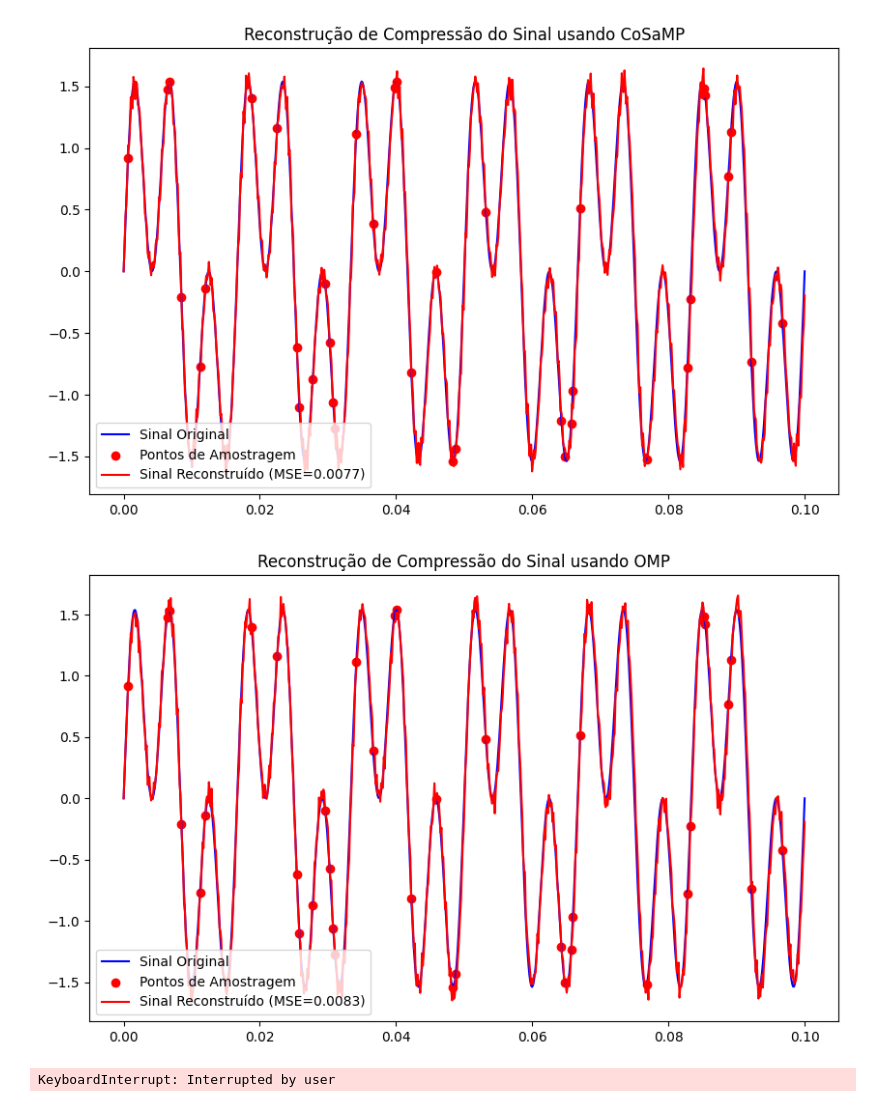
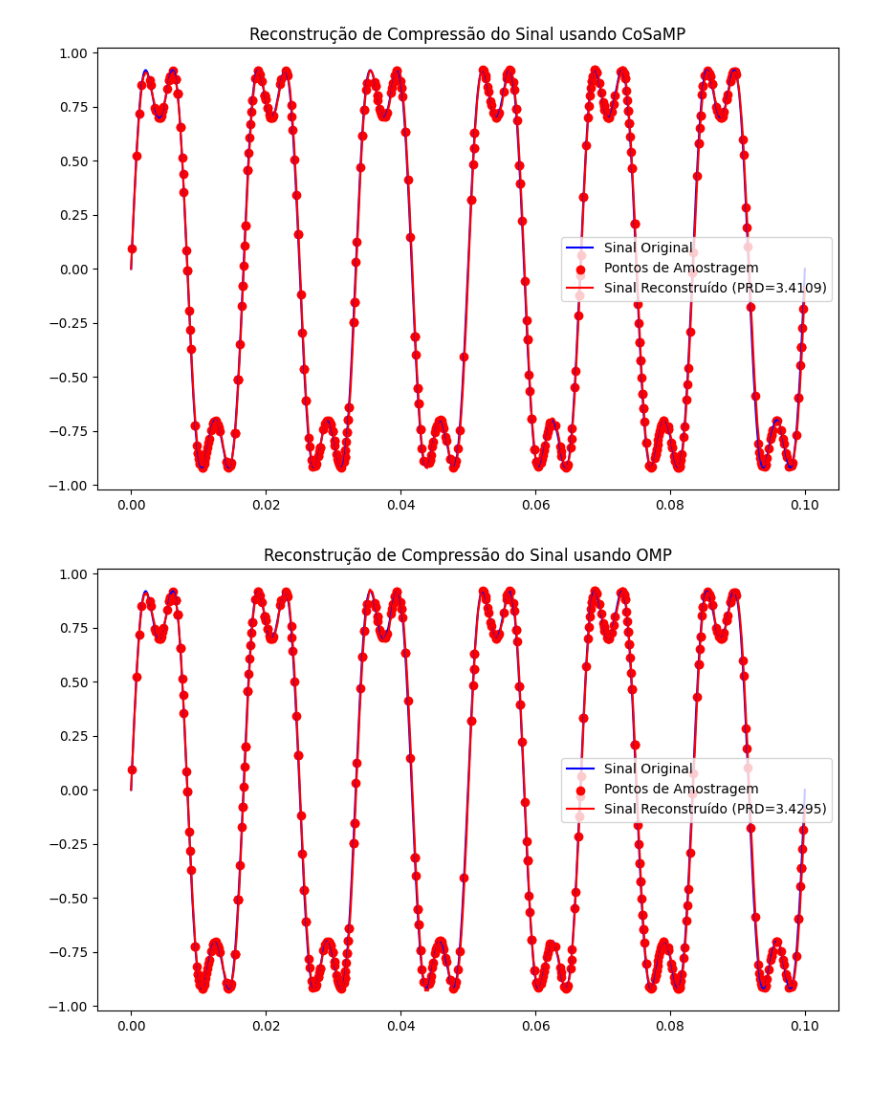
Before and after one commit to AugustoBonifacio001/AugustoBonifacio001, a Jupyter notebook: função_OMP_CoSaMP.ipynb, the cells around one changed output. Drawn from its saved outputs; the diff is of its cells as text; code cells hidden in the pictures; blank space fills up the shorter version.

```diff
--- a/função_OMP_CoSaMP.ipynb
+++ b/função_OMP_CoSaMP.ipynb
@@ -8,6 +9,7 @@ import matplotlib.pyplot as plt
 from sklearn.linear_model import OrthogonalMatchingPursuit
 # %%
-def cosamp(Phi, u, s, tol=1e-10, max_iter=10):
+# Algoritmo utilizando a Transformada de Fourier
+def cosamp(Phi, u, s, tol=1e-10, max_iter=100):
   max_iter-=1
   num_precision = 1e-12
   a = np.zeros(Phi.shape[1])
@@ -36,49 +38,50 @@ def omp(Phi, u, s):
     return omp_model.coef_
 
 def calculate_mse(original, reconstructed):
-  return np.mean((original - reconstructed)**2)
+  return 100*np.sqrt(np.sum((original - reconstructed)**2)/np.sum((original)**2))
 
 
-n = 768
+n = 6*128
 t = np.linspace(0.0, 0.1, num = n)
 f1 = 60
 f2 = 180
 
-x = np.sin(2*np.pi*f1*t) + np.sin(2*np.pi*f2*t)
-p = 38
+x = np.sin(2*np.pi*f1*t) + 0.3*np.sin(2*np.pi*f2*t)
+CR = 70
+p = np.abs(np.round((n-n*CR)/100).astype(int))
 amostras_aleatorias = np.round((n-1)*np.random.rand(p)).astype(int)
 y = x[amostras_aleatorias]
 
 Phi = np.fft.fft(np.eye(n, n))
 CPhi = np.imag(Phi[amostras_aleatorias, :])
 s_reconstruido_cosamp = cosamp(CPhi, y, 10)
 x_rec_cosamp = np.imag(np.fft.fft(s_reconstruido_cosamp))
 mse_cosamp = calculate_mse(x, x_rec_cosamp)
 plt.figure(figsize=(10, 6))
 plt.plot(t, x, 'b', label='Sinal Original')
 plt.scatter(t[amostras_aleatorias], x[amostras_aleatorias], color='red', label='Pontos de Amostragem')
-plt.plot(t, x_rec_cosamp, 'r', label=f'Sinal Reconstruído (MSE={mse_cosamp:.4f})')
+plt.plot(t, x_rec_cosamp, 'r', label=f'Sinal Reconstruído (PRD={mse_cosamp:.4f})')
 #plt.xlim(0.4, 0.5)
 plt.title('Reconstrução de Compressão do Sinal usando CoSaMP')
 plt.legend()
 plt.show()
 
 
 s_reconstruido = omp(CPhi, y, 10)  # obter o vetor esparso através do algoritmo OMP
 #x_rec = scipy.fftpack.idct(s_reconstruido, axis=0, norm='ortho')  # Sinal reconstruído
 x_rec = np.imag(np.fft.fft(s_reconstruido))
 # Calcular o MSE
 mse_omp = calculate_mse(x, x_rec)
 
 # Visualizar o sinal original com pontos de amostragem aleatória e erro
 plt.figure(figsize=(10, 6))
 plt.plot(t, x, 'b', label='Sinal Original')
 plt.scatter(t[amostras_aleatorias], x[amostras_aleatorias], color='red', label='Pontos de Amostragem')
-plt.plot(t, x_rec, 'r', label=f'Sinal Reconstruído (MSE={mse_omp:.4f})')
+plt.plot(t, x_rec, 'r', label=f'Sinal Reconstruído (PRD={mse_omp:.4f})')
 #plt.xlim(0.4, 0.5)
 plt.title('Reconstrução de Compressão do Sinal usando OMP')
 plt.legend()
 plt.show()
 # %% [output]
-[figure, old version]
+[figure, new version]
-[figure, old version]
+[figure, new version]
@@ -87,17 +87,0 @@ import random
-# %%
-numero_secreto = random.randint(1,100)
-tentativas_restantes=5
-while tentativas_restantes > 0:
-  tentativa = int(input("Digite um número entre 1 e 100:"))
-  if tentativa == numero_secreto:
-    print("Você acertou!")
-    break
-  else:
-    print("Tentativa incorreta, tente novamente.")
-    tentativas_restantes-=1
-    print(f"Tentativas restantes :{tentativas_restantes}")
-
-  if tentativas_restantes==0:
-    print(f"Você atingiu o número máximo de tentativas. O número secreto era:{numero_secreto}")
-# %% [output]
-KeyboardInterrupt: Interrupted by user
```
Also changed, not shown: parts of 10 cells of this notebook.
